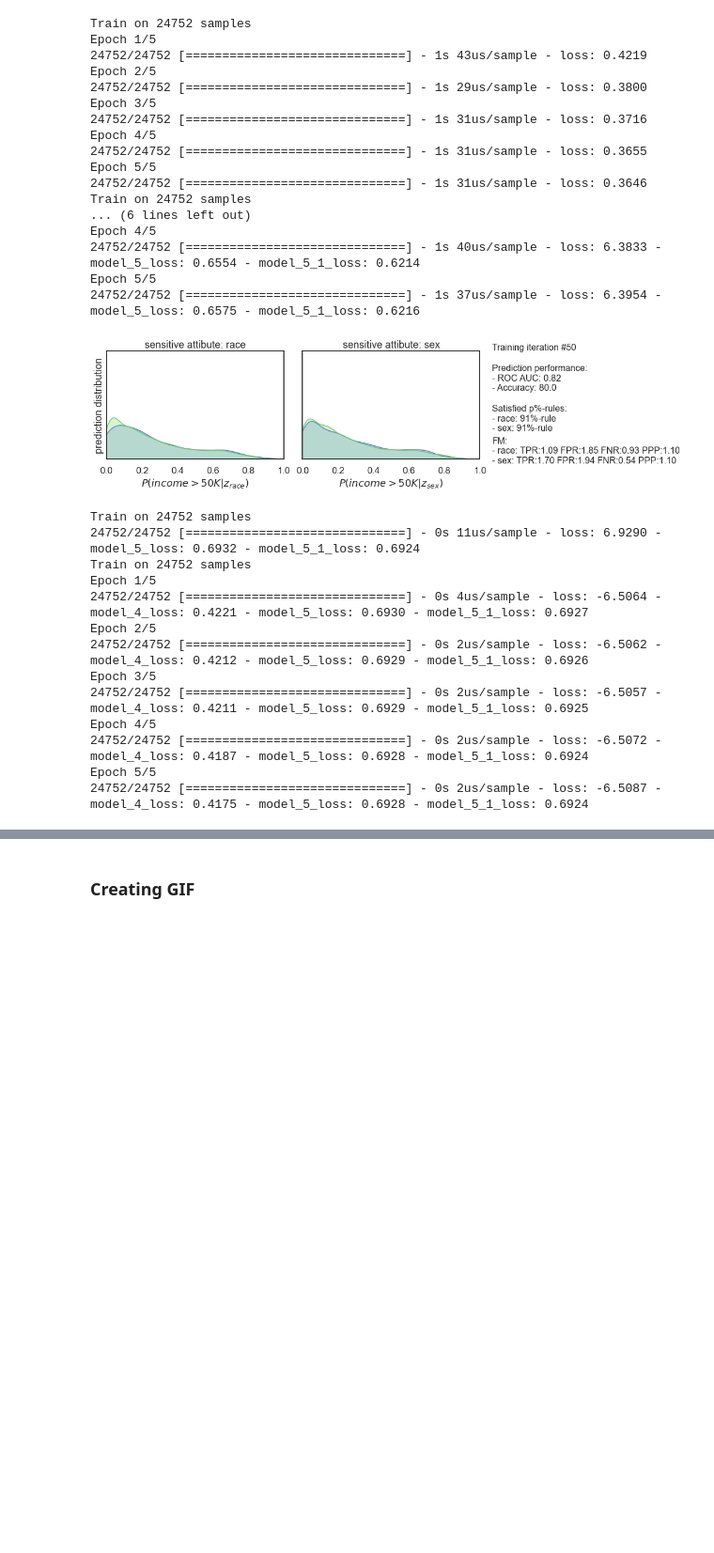
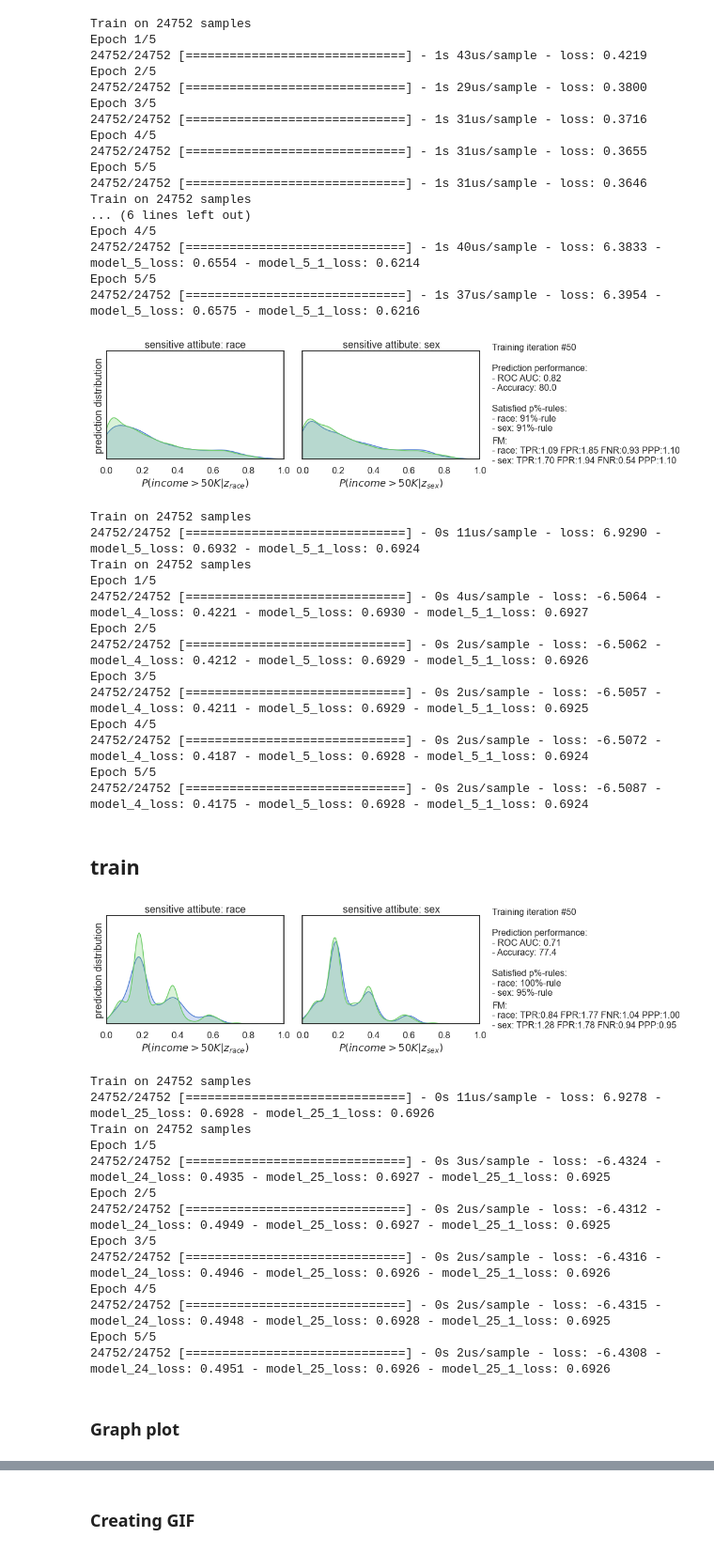
Before and after one commit to samiulengineer/sagan_fair_classifier, a Jupyter notebook: project/attentionModule.ipynb, the cells around one changed output, grey strips where cells are left out. Shown at 94% size. Saved outputs shown, nothing was run; the diff lists cells and outputs as text; code cells hidden in the pictures; blank space fills up the shorter version.

```diff
--- a/project/attentionModule.ipynb
+++ b/project/attentionModule.ipynb
@@ -495,6 +520,7 @@ class FairClassifier(object):
 
     def __init__(self, n_features, n_sensitive, lambdas):
         self.lambdas = lambdas
+        self.n_features = n_features
 
         clf_inputs = Input(shape=(n_features,))
         adv_inputs = Input(shape=(1,))
@@ -514,6 +540,7 @@ class FairClassifier(object):
         self._val_metrics = None
         self._fairness_metrics = None
         self.fm_metrics = None
+        # self.metrics_res = pd.DataFrame()
 
         self.predict = self._clf.predict
 
@@ -641,11 +668,12 @@ class FairClassifier(object):
                     self.fm_metrics.loc[idx, sensitive_attr] = fairness_metrics(y_val.values, (y_pred>0.5).values, z_val[sensitive_attr].values)
 
 
+                pathlib.Path(f'E:/canada syntex/Github/fair_classifier_ml/output/output_{self.n_features}').mkdir(parents=True, exist_ok=True)
                 display.clear_output(wait=True)
                 plot_distributions(y_pred, z_val, idx+1, self._val_metrics.loc[idx],
                                    self._fairness_metrics.loc[idx],
                                    self.fm_metrics.loc[idx],
-                                   fname=f'E:/canada syntex/Github/fair_classifier_ml/output/{idx+1:08d}.jpg' if save_figs else None)
+                                   fname=f'E:/canada syntex/Github/fair_classifier_ml/output/output_{self.n_features}/{idx+1:08d}.jpg' if save_figs else None)
                                    # /home/mdsamiul/github_project/fair_classifier_ml/output
                 plt.show(plt.gcf())
 
@@ -663,3 +691,5 @@ class FairClassifier(object):
             indices = np.random.permutation(len(x))[:batch_size]
             self._clf_w_adv.fit(x.values, [y.values]+np.hsplit(z.values, z.shape[1]), batch_size=len(x),
                                 class_weight=class_weight_clf_w_adv, epochs=5, verbose=verbose)
+
+        # self.metrics_res.append(p_rule)
@@ -721,3 +743,50 @@ Epoch 4/5
 24752/24752 [==============================] - 0s 2us/sample - loss: -6.5072 - model_4_loss: 0.4187 - model_5_loss: 0.6928 - model_5_1_loss: 0.6924
 Epoch 5/5
 24752/24752 [==============================] - 0s 2us/sample - loss: -6.5087 - model_4_loss: 0.4175 - model_5_loss: 0.6928 - model_5_1_loss: 0.6924
+# %% [markdown]
+## train
+# %%
+threshold = [0.1, 0.5, 1.5, 3.1, 4.5, 5.5, 10.5]
+models = []
+for i in threshold:
+    X, y, Z = load_ICU_data('E:/canada syntex/Github/fair_classifier_ml/data/adult.data', i)
+
+    # split into train/test set
+    X_train, X_test, y_train, y_test, Z_train, Z_test = train_test_split(X, y, Z, test_size=0.2,
+                                                                        stratify=y, random_state=7)
+
+    # standardize the data
+    scaler = StandardScaler().fit(X_train)
+    scale_df = lambda df, scaler: pd.DataFrame(scaler.transform(df), columns=df.columns, index=df.index)
+    X_train = X_train.pipe(scale_df, scaler)
+    X_test = X_test.pipe(scale_df, scaler)
+
+    pathlib.Path(f'E:/canada syntex/Github/fair_classifier_ml/output').mkdir(parents=True, exist_ok=True)
+    # initialise FairClassifier
+    clf = FairClassifier(n_features=X_train.shape[1], n_sensitive=Z_train.shape[1],
+                        lambdas=[5., 5.])
+
+    # pre-train both adverserial and classifier networks
+    clf.pretrain(X_train, y_train, Z_train, verbose=1, epochs=5)
+    clf.fit(X_train, y_train, Z_train,
+            validation_data=(X_test, y_test, Z_test),
+            T_iter=50, save_figs=True, verbose=1)
+
+    models.append(clf)
+# %% [output]
+[figure, added]
+Train on 24752 samples
+24752/24752 [==============================] - 0s 11us/sample - loss: 6.9278 - model_25_loss: 0.6928 - model_25_1_loss: 0.6926
+Train on 24752 samples
+Epoch 1/5
+24752/24752 [==============================] - 0s 3us/sample - loss: -6.4324 - model_24_loss: 0.4935 - model_25_loss: 0.6927 - model_25_1_loss: 0.6925
+Epoch 2/5
+24752/24752 [==============================] - 0s 2us/sample - loss: -6.4312 - model_24_loss: 0.4949 - model_25_loss: 0.6927 - model_25_1_loss: 0.6925
+Epoch 3/5
+24752/24752 [==============================] - 0s 2us/sample - loss: -6.4316 - model_24_loss: 0.4946 - model_25_loss: 0.6926 - model_25_1_loss: 0.6926
+Epoch 4/5
+24752/24752 [==============================] - 0s 2us/sample - loss: -6.4315 - model_24_loss: 0.4948 - model_25_loss: 0.6928 - model_25_1_loss: 0.6925
+Epoch 5/5
+24752/24752 [==============================] - 0s 2us/sample - loss: -6.4308 - model_24_loss: 0.4951 - model_25_loss: 0.6926 - model_25_1_loss: 0.6926
+# %% [markdown]
+### Graph plot
```
Also changed, not shown: parts of 9 cells of this notebook.
